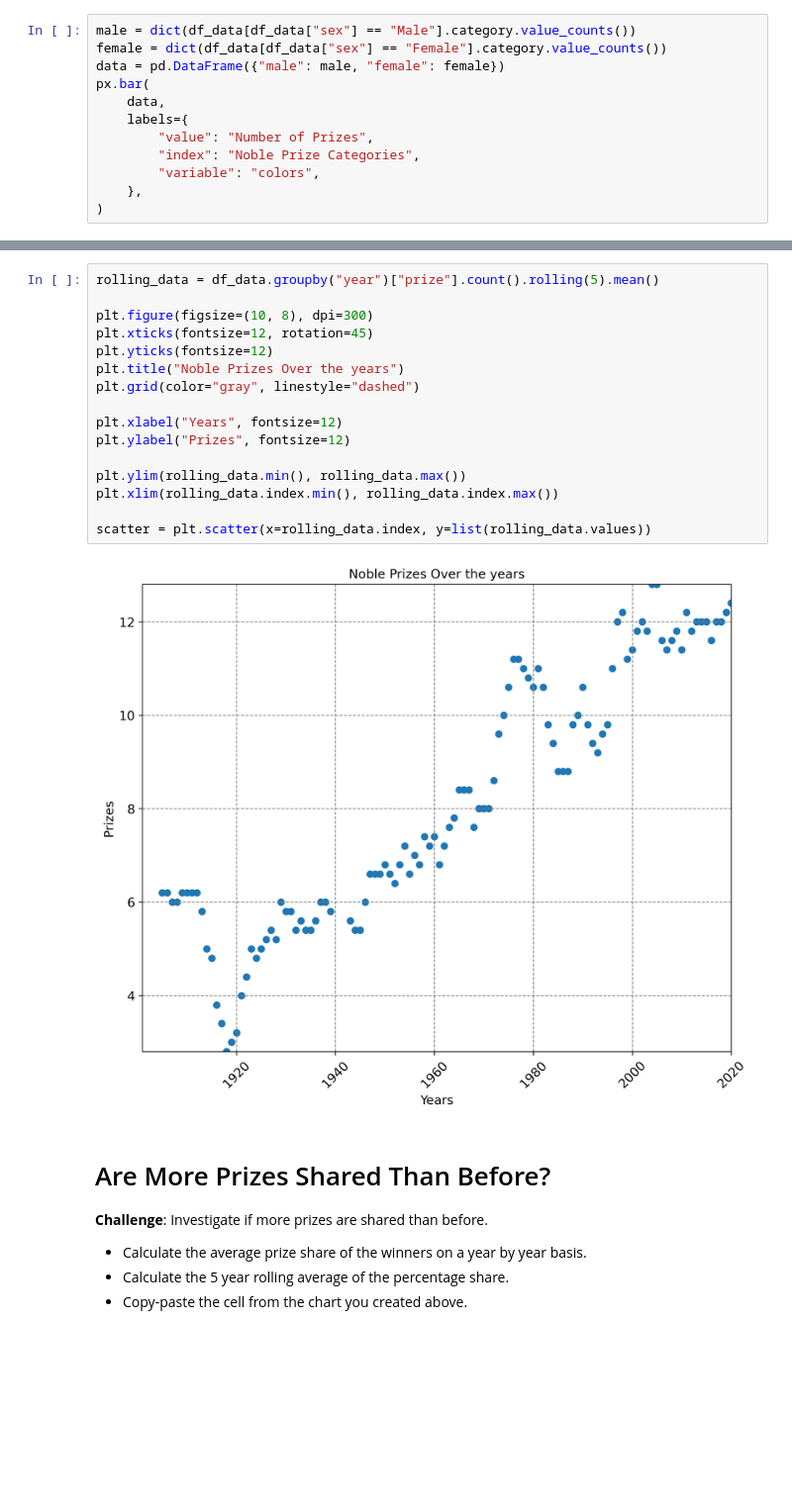
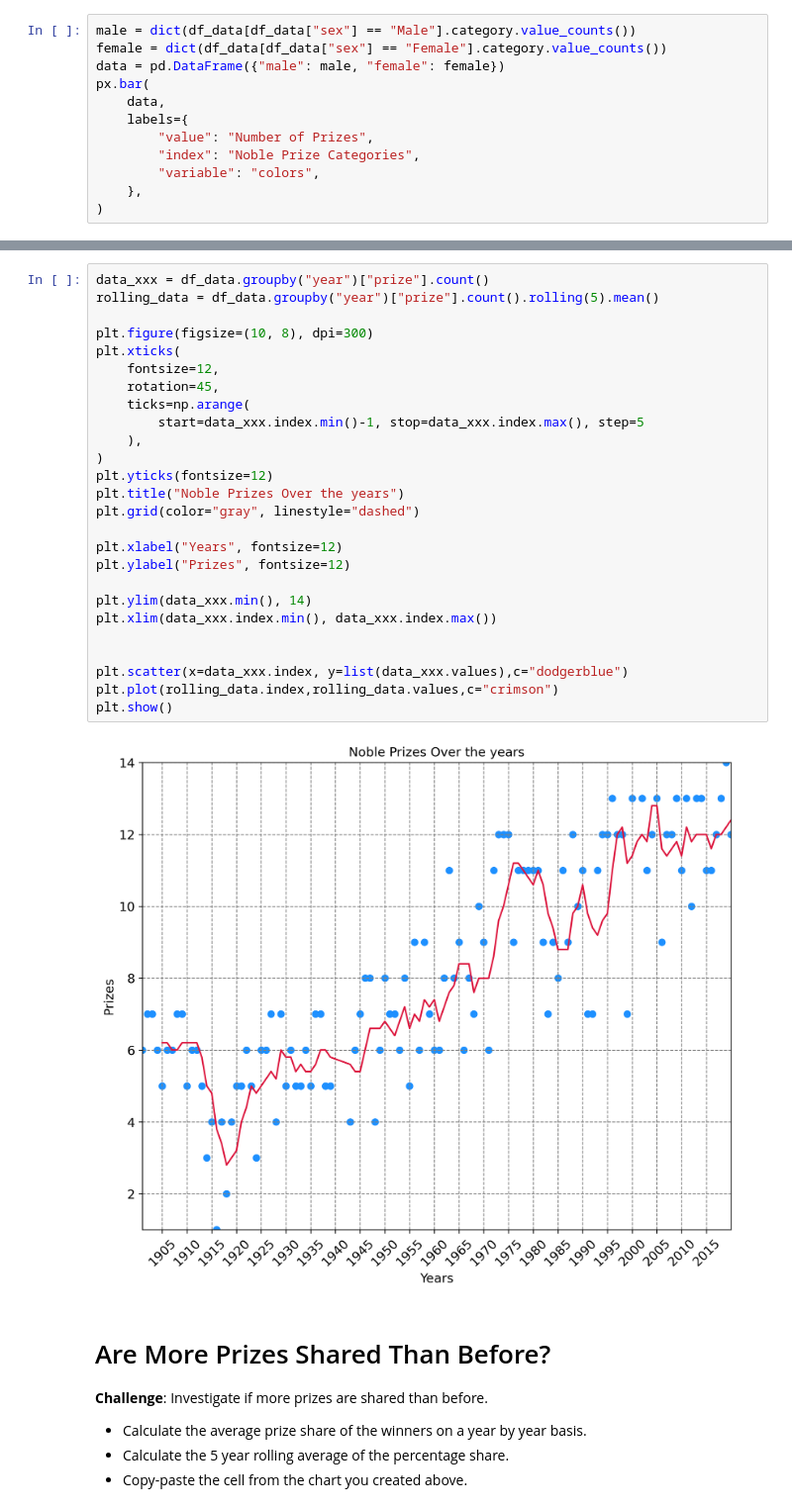
Before and after one commit to nico-Zero/Python, a Jupyter notebook: New_Shit__/Angela_Yu__/Day_79_Nobal_price_Analysis/Nobel_Prize_Analysis_(start).ipynb, the cells around one changed output, grey strips where cells are left out. Shown: that part at 99% size. Drawn from its saved outputs; the diff is of its cells as text; blank space fills up the shorter version.

```diff
--- a/New_Shit__/Angela_Yu__/Day_79_Nobal_price_Analysis/Nobel_Prize_Analysis_(start).ipynb
+++ b/New_Shit__/Angela_Yu__/Day_79_Nobal_price_Analysis/Nobel_Prize_Analysis_(start).ipynb
@@ -210,23 +330,33 @@ px.bar(
 -   Looking at the chart, did the first and second world wars have an impact on the number of prizes being given out?
 -   What could be the reason for the trend in the chart?
 # %%
+data_xxx = df_data.groupby("year")["prize"].count()
 rolling_data = df_data.groupby("year")["prize"].count().rolling(5).mean()
 
 plt.figure(figsize=(10, 8), dpi=300)
-plt.xticks(fontsize=12, rotation=45)
+plt.xticks(
+    fontsize=12,
+    rotation=45,
+    ticks=np.arange(
+        start=data_xxx.index.min()-1, stop=data_xxx.index.max(), step=5
+    ),
+)
 plt.yticks(fontsize=12)
 plt.title("Noble Prizes Over the years")
 plt.grid(color="gray", linestyle="dashed")
 
 plt.xlabel("Years", fontsize=12)
 plt.ylabel("Prizes", fontsize=12)
 
-plt.ylim(rolling_data.min(), rolling_data.max())
-plt.xlim(rolling_data.index.min(), rolling_data.index.max())
+plt.ylim(data_xxx.min(), 14)
+plt.xlim(data_xxx.index.min(), data_xxx.index.max())
 
-scatter = plt.scatter(x=rolling_data.index, y=list(rolling_data.values))
+
+plt.scatter(x=data_xxx.index, y=list(data_xxx.values),c="dodgerblue")
+plt.plot(rolling_data.index,rolling_data.values,c="crimson")
+plt.show()
 # %% [output]
-[figure, old version]
+[figure, new version]
 # %% [markdown]
 # Are More Prizes Shared Than Before?
 
```
Also changed, not shown: parts of 15 cells of this notebook, 2 other files.
